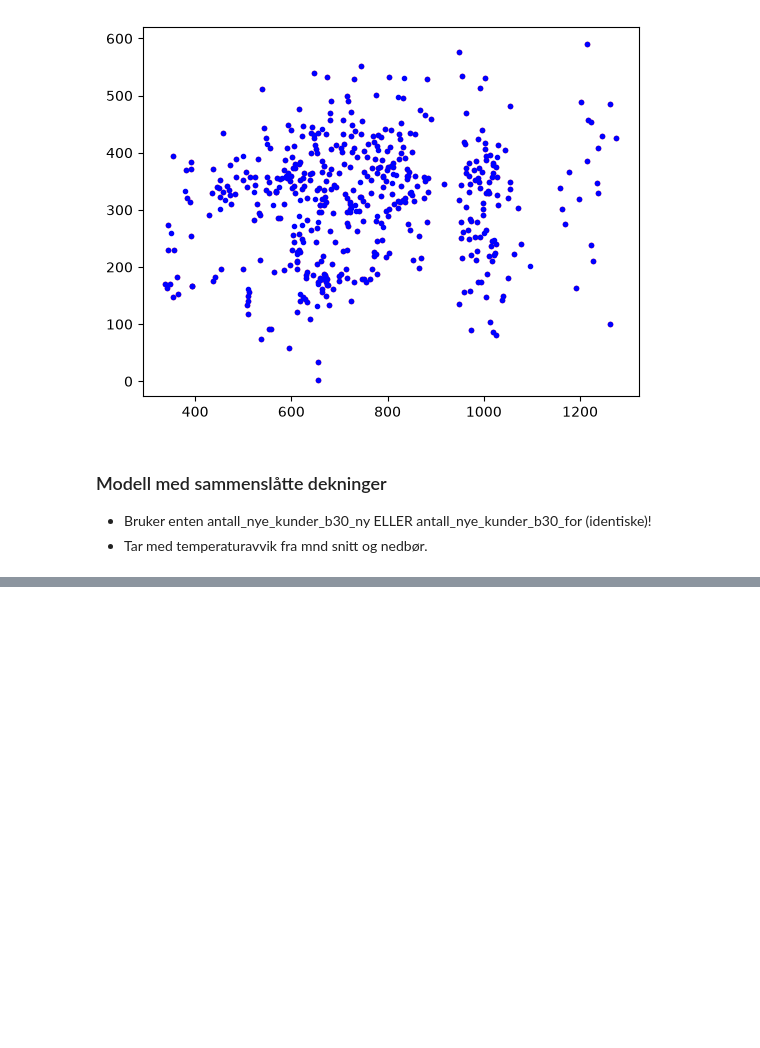
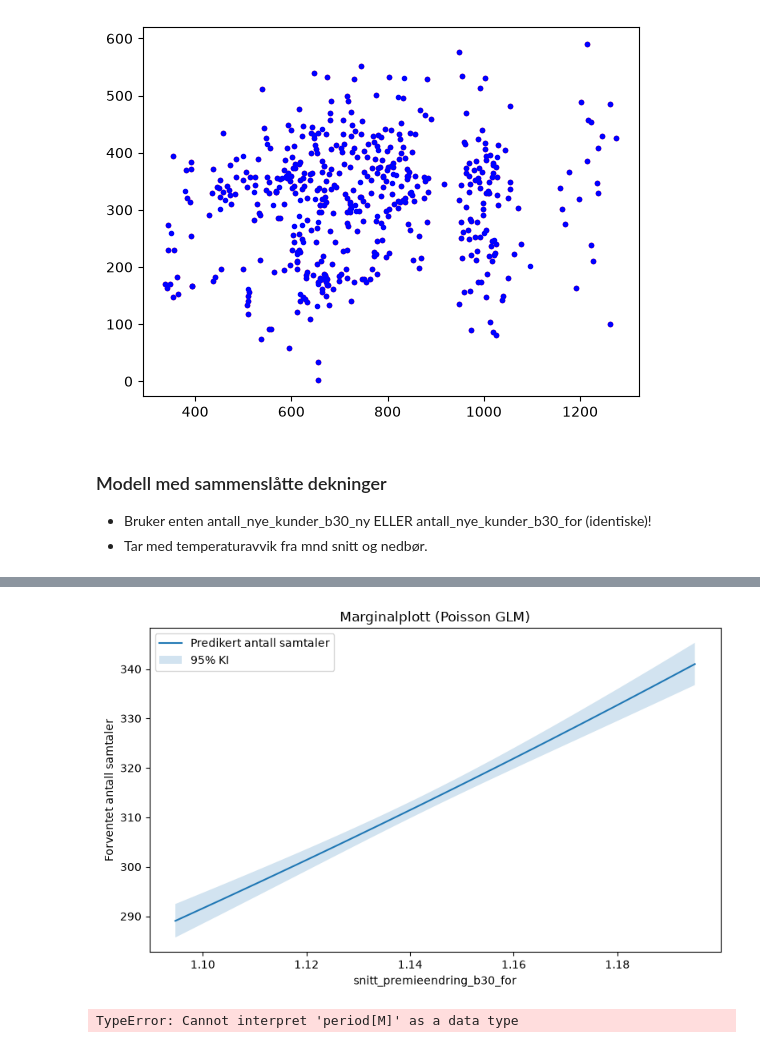
Before and after one commit to adnerolstad-klp/inngangsanalyse, a Jupyter notebook: code/notebooks/02_intro_analysis_testing.ipynb, the cells around one changed output, grey strips where cells are left out. Cells and saved outputs as stored; diff of their text form; code cells hidden in the pictures; blank space fills up the shorter version.

```diff
--- a/code/notebooks/02_intro_analysis_testing.ipynb
+++ b/code/notebooks/02_intro_analysis_testing.ipynb
@@ -603,3 +599,11 @@ snitt_premieendring_b30_for        1.8837      0.173     10.869      0.000
 nedbør                             0.0032      0.001      4.854      0.000       0.002       0.005
 tempavvik_fra_mndsnitt            -0.0115      0.001    -12.890      0.000      -0.013      -0.010
 ==================================================================================================
+# %%
+model_sammenslått = smf.glm(
+    formula = "antall_samtaler ~  antall_nye_kunder_b30_ny + tempavvik_fra_mndsnitt + snitt_premieendring_b30_for",
+    data = df,
+    family=sm.families.Poisson()
+).fit()
+
+print(model_sammenslått.summary())
@@ -605,0 +646,59 @@ tempavvik_fra_mndsnitt            -0.0115      0.001    -12.890      0.000
+# %%
+import numpy as np
+import pandas as pd
+import matplotlib.pyplot as plt
+
+# Velg variabelen du vil lage marginalplott for
+var = "snitt_premieendring_b30_for"
+
+# Lag et grid over realistiske verdier
+x_grid = np.linspace(df[var].quantile(0.01), df[var].quantile(0.99), 100)
+
+# Bygg "typisk" observasjon: median for numeriske, modus for kategoriske
+base = {}
+for col in model_sammenslått.model.exog_names:
+    if col == "Intercept":
+        continue
+    if col == var:
+        continue
+    if col in df.columns:
+        if pd.api.types.is_numeric_dtype(df[col]):
+            base[col] = df[col].median()
+        else:
+            base[col] = df[col].mode().iloc[0]
+
+# DataFrame for prediksjon
+pred_df = pd.DataFrame({var: x_grid})
+for k, v in base.items():
+    pred_df[k] = v
+
+# Predikert middelverdi + konfidensintervall
+pred = model_sammenslått.get_prediction(pred_df).summary_frame()
+
+plt.figure(figsize=(8, 5))
+plt.plot(x_grid, pred["mean"], label="Predikert antall samtaler")
+plt.fill_between(
+    x_grid,
+    pred["mean_ci_lower"],
+    pred["mean_ci_upper"],
+    alpha=0.2,
+    label="95% KI"
+)
+plt.xlabel(var)
+plt.ylabel("Forventet antall samtaler")
+plt.title("Marginalplott (Poisson GLM)")
+plt.legend()
+plt.tight_layout()
+plt.show()
+# %% [output]
+[figure, added]
+# %%
+model_fra_cv = smf.glm(
+    formula = "antall_samtaler ~ C(maaned)",
+    data = df,
+    family=sm.families.Poisson()
+).fit()
+
+print(model_fra_cv.summary())
+# %% [output]
+TypeError: Cannot interpret 'period[M]' as a data type
```
Also changed, not shown: parts of 8 cells of this notebook, 1 other file.
